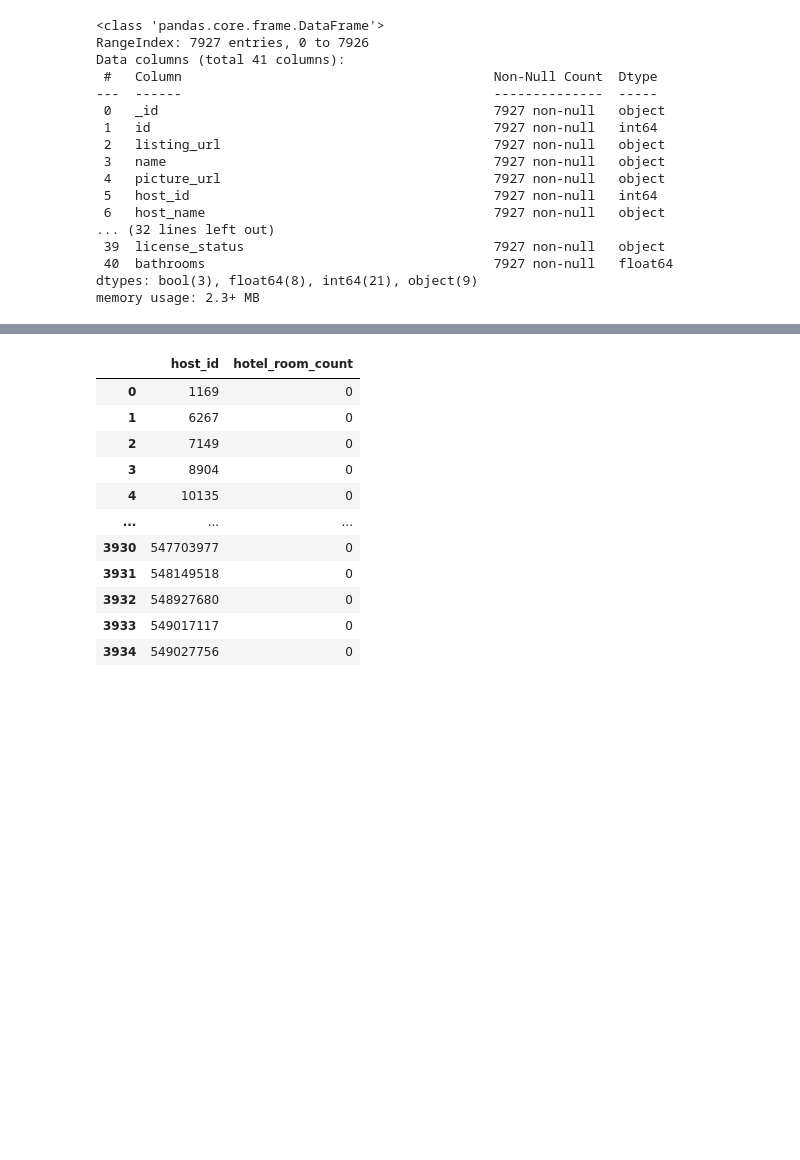
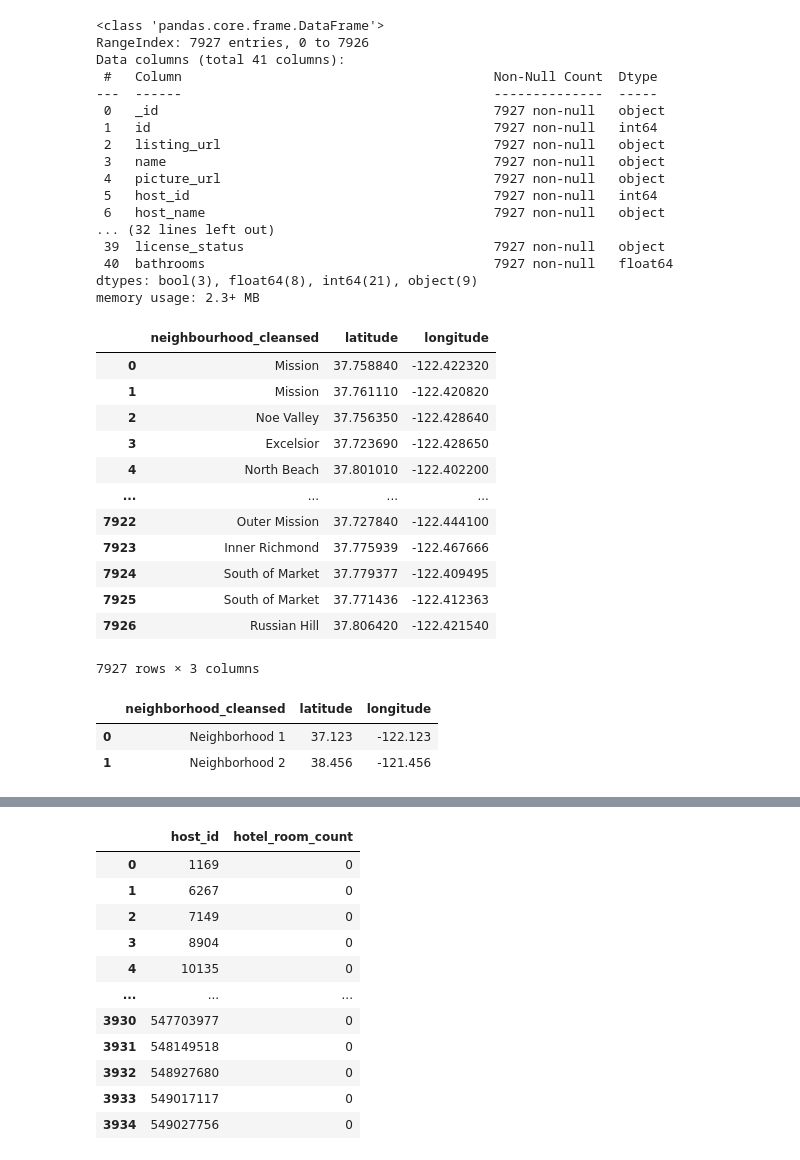
Before and after one commit to mandycisler/Project-3, a Jupyter notebook: Data_Analysis.ipynb, the cells around one changed output, grey strips where cells are left out. Cells and saved outputs as stored; diff of their text form; code cells hidden in the pictures; blank space fills up the shorter version.

Commit message:
final data analysis

```diff
--- a/Data_Analysis.ipynb
+++ b/Data_Analysis.ipynb
@@ -68,6 +66,38 @@ Data columns (total 41 columns):
  40  bathrooms                                     7927 non-null   float64
 dtypes: bool(3), float64(8), int64(21), object(9)
 memory usage: 2.3+ MB
+# %%
+#create a neighborhood DataFrame
+neighborhood = ["neighbourhood_cleansed", "latitude", "longitude"]
+neighborhood_df = listings_df[neighborhood]
+# Reset index and drop it from the DataFrame
+neighborhood_df.reset_index(drop=True, inplace=True)
+neighborhood_df
+# %% [output]
+|  | neighbourhood_cleansed | latitude | longitude |
+| 0 | Mission | 37.758840 | -122.422320 |
+| 1 | Mission | 37.761110 | -122.420820 |
+| 2 | Noe Valley | 37.756350 | -122.428640 |
+| 3 | Excelsior | 37.723690 | -122.428650 |
+| 4 | North Beach | 37.801010 | -122.402200 |
+| ... | ... | ... | ... |
+| 7922 | Outer Mission | 37.727840 | -122.444100 |
+| 7923 | Inner Richmond | 37.775939 | -122.467666 |
+| 7924 | South of Market | 37.779377 | -122.409495 |
+| 7925 | South of Market | 37.771436 | -122.412363 |
+| 7926 | Russian Hill | 37.806420 | -122.421540 |
+7927 rows × 3 columns
+# %%
+neighborhood_df = pd.DataFrame({
+    'neighborhood_cleansed': ['Neighborhood 1', 'Neighborhood 2'],
+    'latitude': [37.123, 38.456],
+    'longitude': [-122.123, -121.456]
+})
+neighborhood_df.head()
+# %% [output]
+|  | neighborhood_cleansed | latitude | longitude |
+| 0 | Neighborhood 1 | 37.123 | -122.123 |
+| 1 | Neighborhood 2 | 38.456 | -121.456 |
 # %%
 # Listings per host
 listings_per_host = ["host_id", "host_name", "host_listings_count", "calculated_host_listings_count", "host_total_listings_count", "calculated_host_listings_count_entire_homes", "calculated_host_listings_count_private_rooms", "calculated_host_listings_count_shared_rooms", "room_type"]
```
Also changed, not shown: parts of 2 cells of this notebook.
